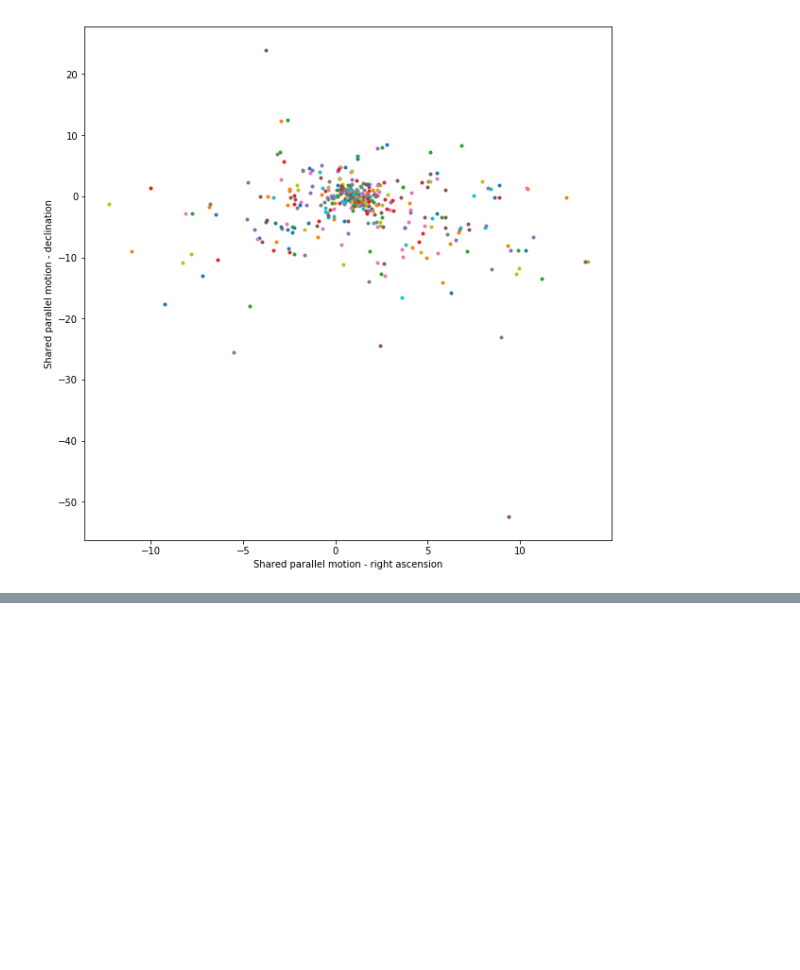
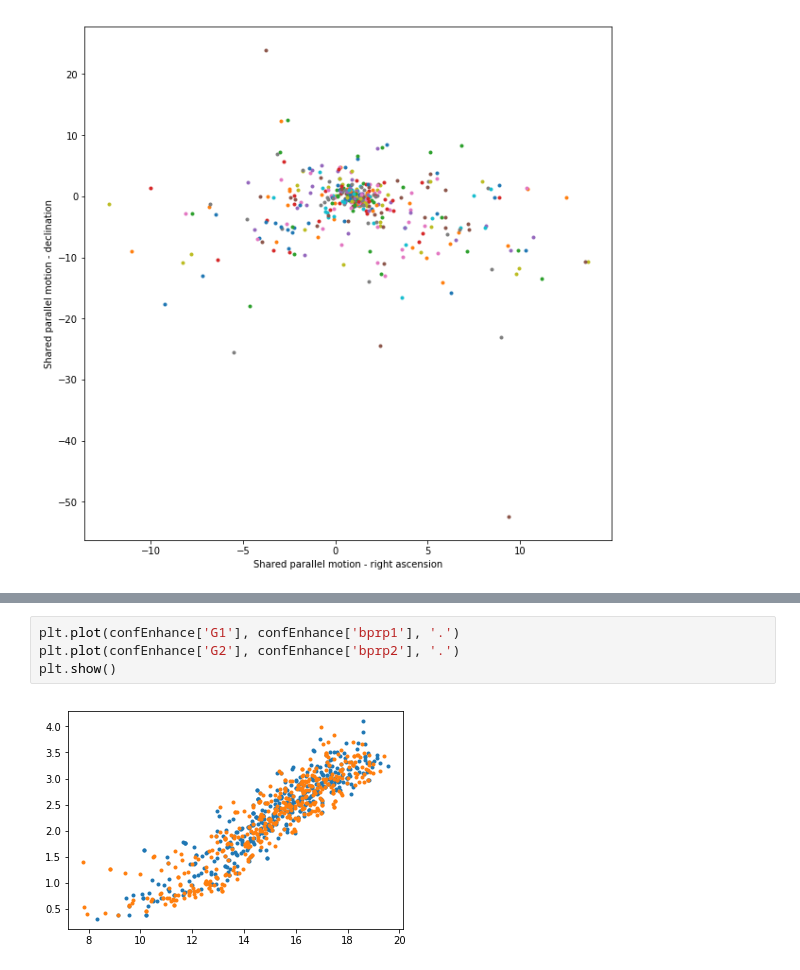
Before and after one commit to aidantmcb/OrionProperMotions, a Jupyter notebook: OrionTripleStars-IntrinsicMotions.ipynb, the cells around one changed output, grey strips where cells are left out. Drawn from its saved outputs; the diff is of its cells as text; blank space fills up the shorter version.

```diff
--- a/OrionTripleStars-IntrinsicMotions.ipynb
+++ b/OrionTripleStars-IntrinsicMotions.ipynb
@@ -380,0 +927,6 @@ populatedTable.write('MatchedPairData.fits', format = 'fits', overwrite = True)
+# %%
+plt.plot(confEnhance['G1'], confEnhance['bprp1'], '.')
+plt.plot(confEnhance['G2'], confEnhance['bprp2'], '.')
+plt.show()
+# %% [output]
+[figure, added]
```
Also changed, not shown: parts of 29 cells of this notebook, 23 other files.
